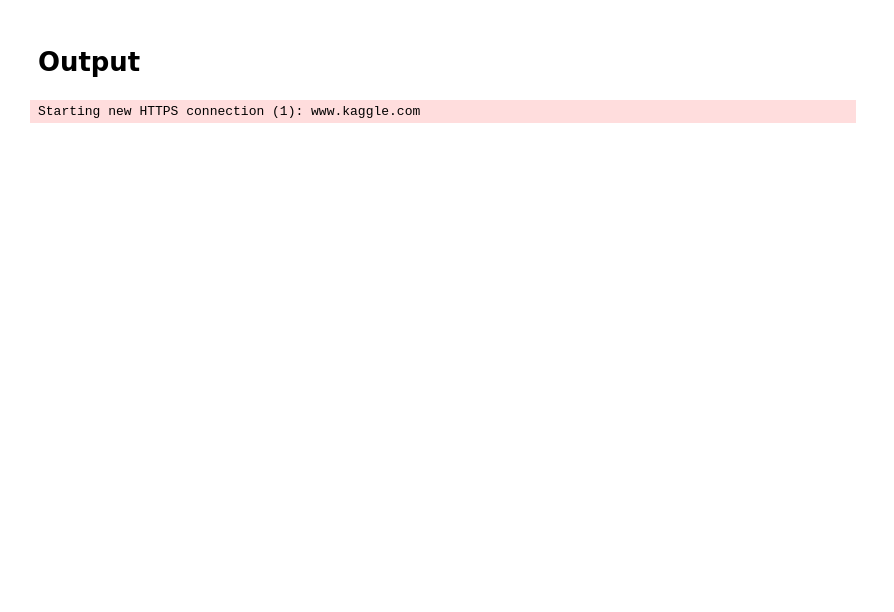
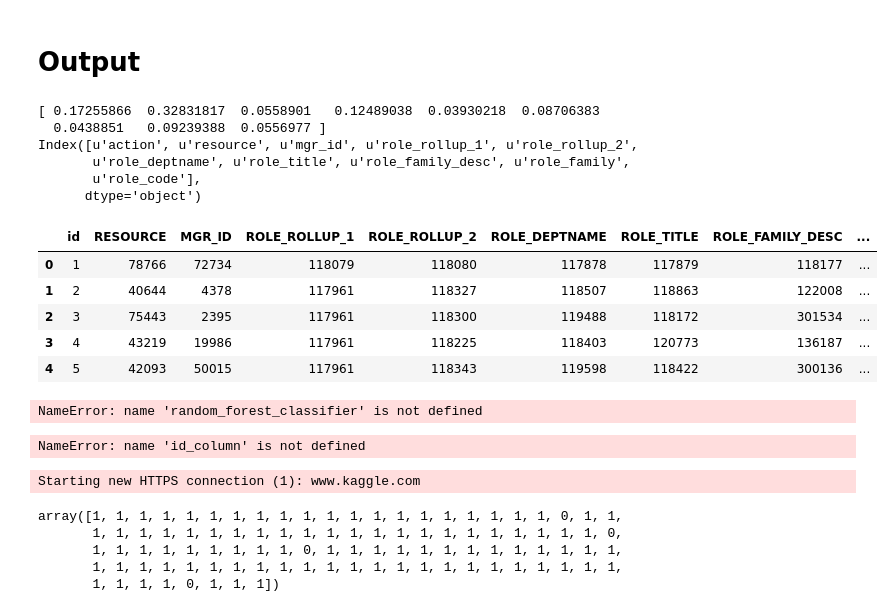
Before and after one commit to Saikiran5669/Amazon-Employee-Access-Challenge, a Jupyter notebook: Amazon-Employee-Access-Challenge.ipynb, the cells around one changed output. Cells and saved outputs as stored; diff of their text form; code cells hidden in the pictures; blank space fills up the shorter version.

```diff
--- a/Amazon-Employee-Access-Challenge.ipynb
+++ b/Amazon-Employee-Access-Challenge.ipynb
@@ -447,5 +594,26 @@ sns.jointplot(x="role_code", y="action", data=train);
 # %% [markdown]
 # Output
+# %%
+print random_forest_classifier.feature_importances_
+print train.columns
+# %% [output]
+[ 0.17255866  0.32831817  0.0558901   0.12489038  0.03930218  0.08706383
+  0.0438851   0.09239388  0.0556977 ]
+Index([u'action', u'resource', u'mgr_id', u'role_rollup_1', u'role_rollup_2',
+       u'role_deptname', u'role_title', u'role_family_desc', u'role_family',
+       u'role_code'],
+      dtype='object')
+# %%
+test = pd.read_csv('test.csv')
+# %%
+test.head()
+# %% [output]
+|  | id | RESOURCE | MGR_ID | ROLE_ROLLUP_1 | ROLE_ROLLUP_2 | ROLE_DEPTNAME | ROLE_TITLE | ROLE_FAMILY_DESC | ... |
+| 0 | 1 | 78766 | 72734 | 118079 | 118080 | 117878 | 117879 | 118177 | ... |
+| 1 | 2 | 40644 | 4378 | 117961 | 118327 | 118507 | 118863 | 122008 | ... |
+| 2 | 3 | 75443 | 2395 | 117961 | 118300 | 119488 | 118172 | 301534 | ... |
+| 3 | 4 | 43219 | 19986 | 117961 | 118225 | 118403 | 120773 | 136187 | ... |
+| 4 | 5 | 42093 | 50015 | 117961 | 118343 | 119598 | 118422 | 300136 | ... |
 # %%
 test = pd.read_csv('test.csv')
 def split_target_value(dataframe, column):
@@ -454,10 +622,14 @@ def split_target_value(dataframe, column):
     return dataframe, target_value
 
 test_dataframe, id_column = split_target_value(test, 'id')
-output = wclf.predict(test_dataframe)
+output = random_forest_classifier.predict(test_dataframe)
+# %% [output]
+NameError: name 'random_forest_classifier' is not defined
 # %%
 output_dataframe = pd.DataFrame({'id' : id_column,
-                                     'ACTION' : output})
+                                     'ACTION' : preds})
 output_dataframe.to_csv('output.csv',index=False)
+# %% [output]
+NameError: name 'id_column' is not defined
 # %%
 %%bash
@@ -465,2 +637,10 @@ kg submit output.csv -u sp4658@nyu.edu  -p shivi2909 -c amazon-employee-access-c
 # %% [output]
 Starting new HTTPS connection (1): www.kaggle.com
+# %%
+output[0:100]
+# %% [output]
+array([1, 1, 1, 1, 1, 1, 1, 1, 1, 1, 1, 1, 1, 1, 1, 1, 1, 1, 1, 1, 0, 1, 1,
+       1, 1, 1, 1, 1, 1, 1, 1, 1, 1, 1, 1, 1, 1, 1, 1, 1, 1, 1, 1, 1, 1, 0,
+       1, 1, 1, 1, 1, 1, 1, 1, 1, 0, 1, 1, 1, 1, 1, 1, 1, 1, 1, 1, 1, 1, 1,
+       1, 1, 1, 1, 1, 1, 1, 1, 1, 1, 1, 1, 1, 1, 1, 1, 1, 1, 1, 1, 1, 1, 1,
+       1, 1, 1, 1, 0, 1, 1, 1])
```
Also changed, not shown: parts of 16 cells of this notebook.
